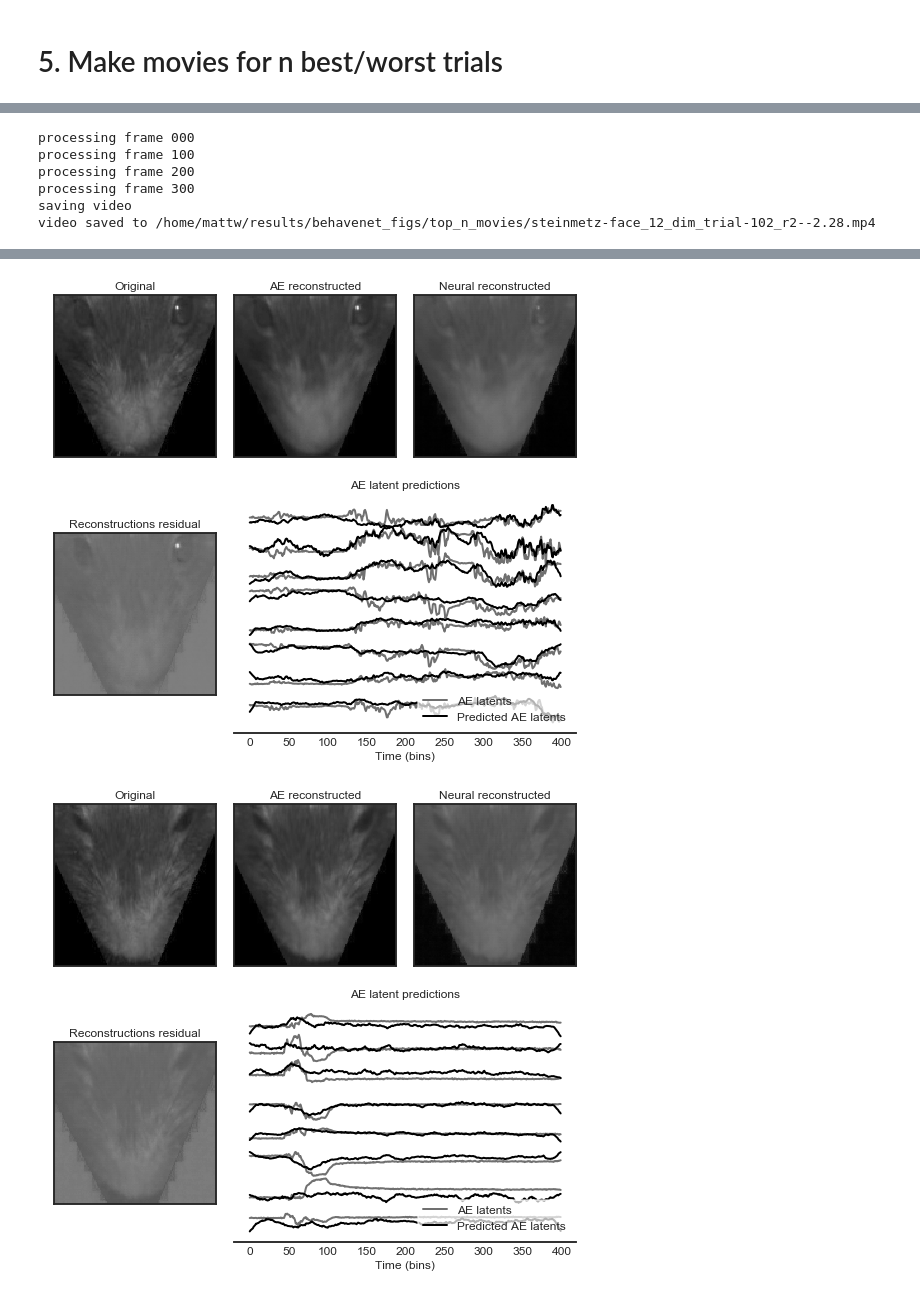
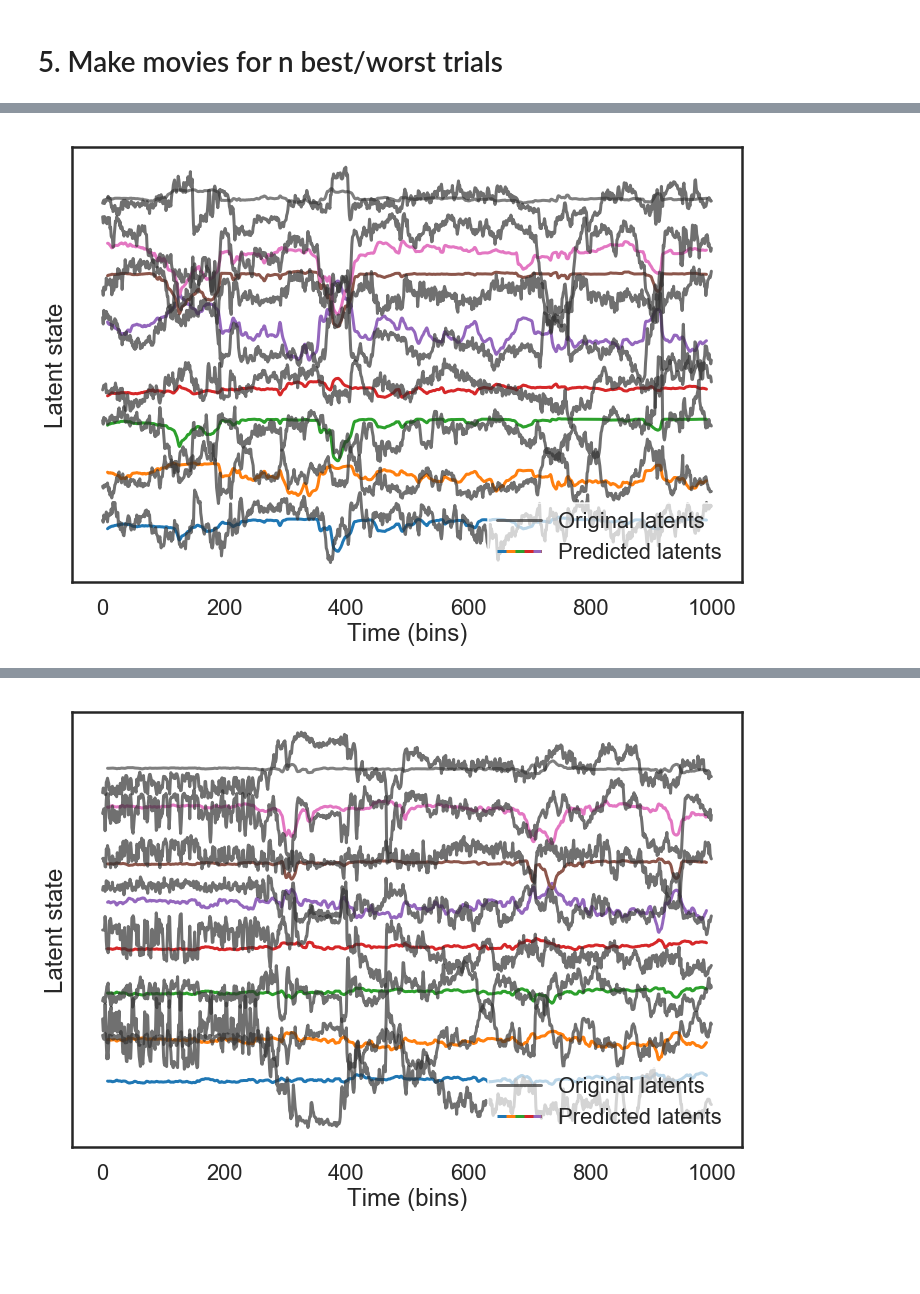
Before and after one commit to themattinthehatt/behavenet, a Jupyter notebook: analyses/decoder_analysis_notebook.ipynb, the cells around one changed output, grey strips where cells are left out. Saved outputs shown, nothing was run; the diff lists cells and outputs as text; code cells hidden in the pictures; blank space fills up the shorter version.

```diff
--- a/analyses/decoder_analysis_notebook.ipynb
+++ b/analyses/decoder_analysis_notebook.ipynb
@@ -10,7 +10,7 @@ import matplotlib.pyplot as plt
 from fitting.utils import get_lab_example
 from fitting.utils import get_output_dirs
 
-save_outputs = False
+save_outputs = True
 results_dir = '/home/mattw/results/behavenet_figs/'
 # %% [markdown]
 # 1. Plot decoder performance
@@ -272,35 +229,0 @@ data_generator = ConcatSessionsGenerator(
-# %%
-trial = 32 #data_generator.batch_indxs[0]['test'][5]
-batch = data_generator.datasets[0][trial]
-
-import matplotlib.pyplot as plt
-import seaborn as sns
-import numpy as np
-
-sns.set_style('white')
-sns.set_context('poster')
-
-data_ae = batch['ae'].cpu().detach().numpy()
-data_pred = batch['ae_predictions'].cpu().detach().numpy()
-
-means = np.mean(data_ae, axis=0)
-std = np.std(data_ae) * 2
-
-data_ae_sc = (data_ae - means) / std
-data_pred_sc = (data_pred - means) / std
-
-data_ae_sc = data_ae_sc[:, :8]
-data_pred_sc = data_pred_sc[:, :8]
-
-plt.figure(figsize=(12, 8))
-plt.plot(
-    data_pred_sc + np.arange(data_pred_sc.shape[1]), linewidth=3)
-plt.plot(
-    data_ae_sc + np.arange(data_ae_sc.shape[1]), color=[0.2, 0.2, 0.2], linewidth=3,
-    alpha=0.7)
-
-plt.xlabel('Time (bins)')
-plt.ylabel('Latent state')
-plt.yticks([])
-# plt.yticklabels([0, 2], ['d1', 'd2'])
-plt.show()
@@ -570,7 +537,7 @@ hparams = {
     'decoder_version': 'best',
     'lib': 'pt'}
 
-# lab = 'musall'
+lab = 'datta'
 get_lab_example(hparams, lab)
 
 # load fitting metrics
@@ -598,7 +565,8 @@ for n in range(n_trials):
         save_file = os.path.join(
             results_dir, 'top_n_movies', '%s_%02i_dim_trial-%03i_r2-%1.2f' %
             (lab, hparams['n_ae_latents'], trial, r2))
-        make_neural_reconstruction_movie(hparams, save_file=save_file, trial=trial)
+        plot_neural_reconstruction_traces(hparams, save_file=save_file, trial=trial)
+#         make_neural_reconstruction_movie(hparams, save_file=save_file, trial=trial)
     else:
         pass
 
@@ -611,7 +579,8 @@ for n in range(n_trials):
         save_file = os.path.join(
             results_dir, 'top_n_movies', '%s_%02i_dim_trial-%03i_r2-%1.2f' %
             (lab, hparams['n_ae_latents'], trial, r2))
-        make_neural_reconstruction_movie(hparams, save_file=save_file, trial=trial)
+        plot_neural_reconstruction_traces(hparams, save_file=save_file, trial=trial)
+#         make_neural_reconstruction_movie(hparams, save_file=save_file, trial=trial)
     else:
         pass
 # %% [output]
@@ -636,0 +592 @@ Loading model defined in /home/mattw/results/behavenet/steinmetz/2-probe-face/mo
+[figure, new version]
@@ -676,6 +593,0 @@ No handles with labels found to put in legend.
-processing frame 000
-processing frame 100
-processing frame 200
-processing frame 300
-saving video
-video saved to /home/mattw/results/behavenet_figs/top_n_movies/steinmetz-face_12_dim_trial-102_r2--2.28.mp4
@@ -684,2 +594 @@ video saved to /home/mattw/results/behavenet_figs/top_n_movies/steinmetz-face_12
-[figure, old version]
-[figure, old version]
+[figure, new version]
```
Also changed, not shown: parts of 13 cells of this notebook, 11 other files.
